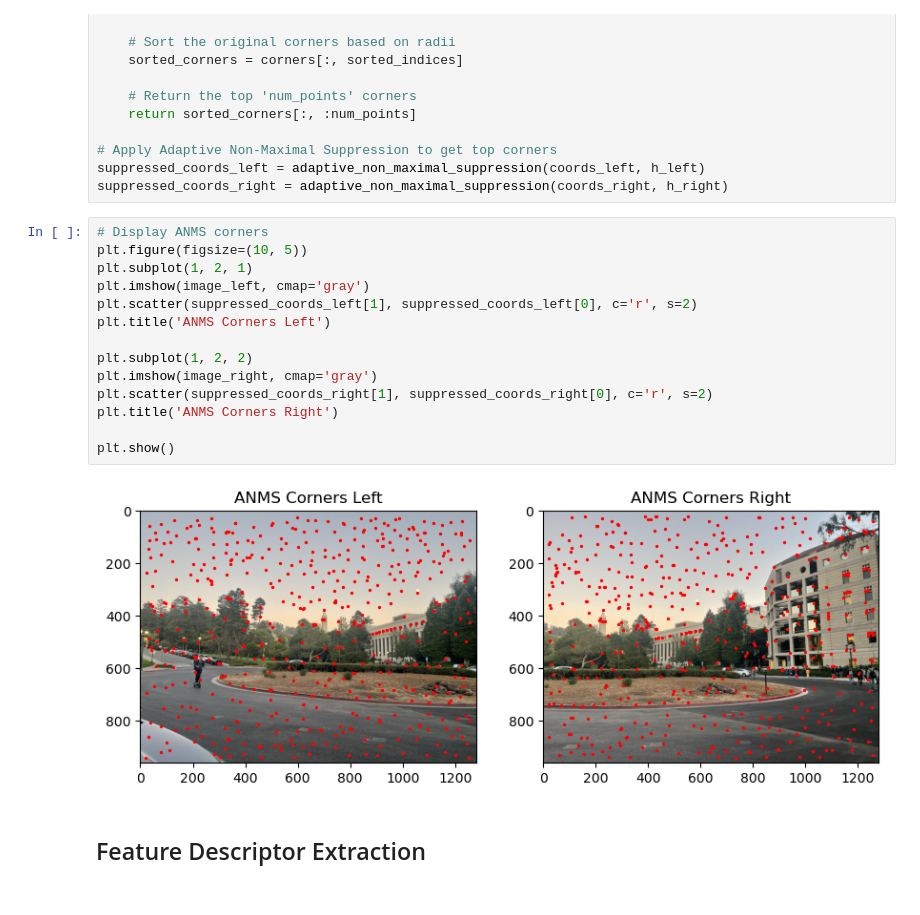
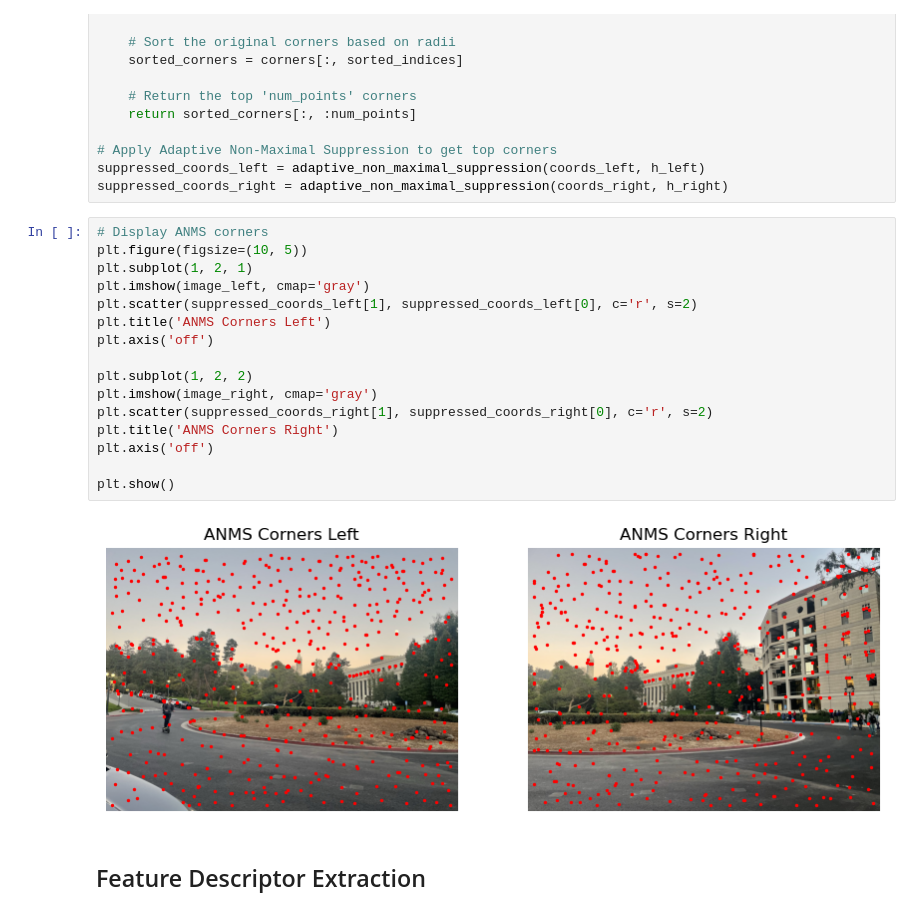
Before and after one commit to filipbagen/cs-180, a Jupyter notebook: p4-image-warping-and-mosaicing/code/4b.ipynb, the cells around one changed output. Drawn from its saved outputs; the diff is of its cells as text.

```diff
--- a/p4-image-warping-and-mosaicing/code/4b.ipynb
+++ b/p4-image-warping-and-mosaicing/code/4b.ipynb
@@ -72,19 +83,21 @@ suppressed_coords_right = adaptive_non_maximal_suppression(coords_right, h_right
 # %%
 # Display ANMS corners
 plt.figure(figsize=(10, 5))
 plt.subplot(1, 2, 1)
 plt.imshow(image_left, cmap='gray')
 plt.scatter(suppressed_coords_left[1], suppressed_coords_left[0], c='r', s=2)
 plt.title('ANMS Corners Left')
+plt.axis('off')
 
 plt.subplot(1, 2, 2)
 plt.imshow(image_right, cmap='gray')
 plt.scatter(suppressed_coords_right[1], suppressed_coords_right[0], c='r', s=2)
 plt.title('ANMS Corners Right')
+plt.axis('off')
 
 plt.show()
 # %% [output]
-[figure, old version]
+[figure, new version]
 # %% [markdown]
 ## Feature Descriptor Extraction
 # %%
```
Also changed, not shown: parts of 4 cells of this notebook, 4 other files.
